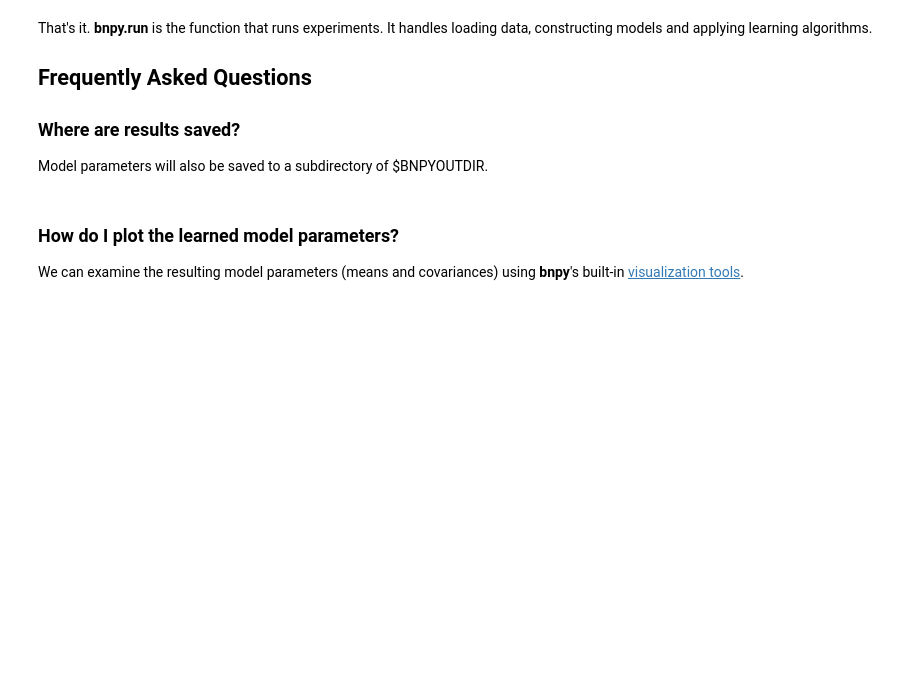
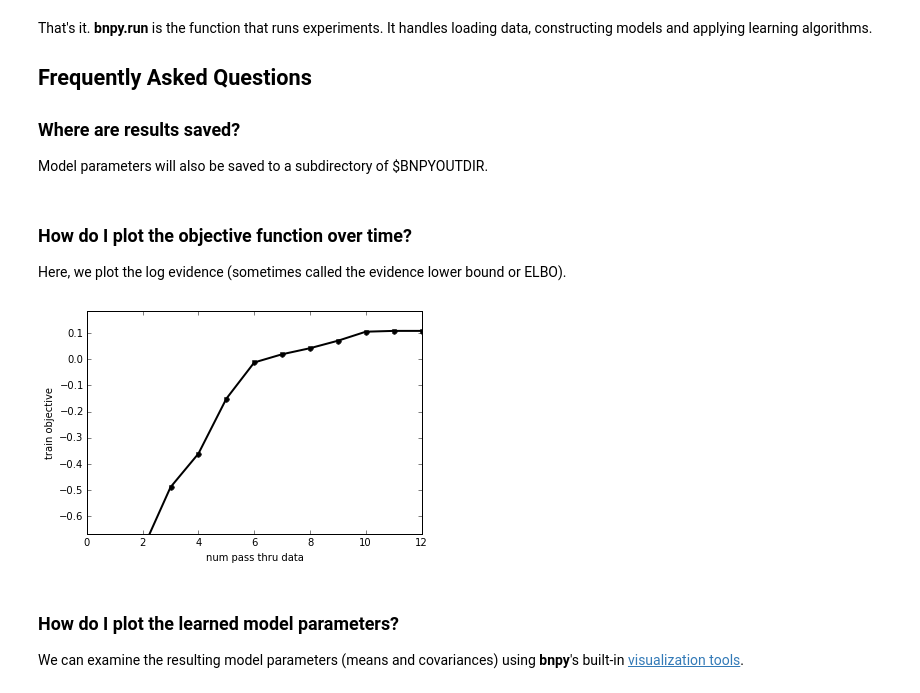
Before and after one commit to co2meal/-bnpy-dev, a Jupyter notebook: demos/GaussianToyData-FiniteMixtureModel-EM.ipynb, the cells around one changed output. Cells and saved outputs as stored; diff of their text form; code cells hidden in the pictures; blank space fills up the shorter version.

```diff
--- a/demos/GaussianToyData-FiniteMixtureModel-EM.ipynb
+++ b/demos/GaussianToyData-FiniteMixtureModel-EM.ipynb
@@ -68,6 +68,14 @@ That's it.  **bnpy.run** is the function that runs experiments. It handles loadi
 ### Where are results saved?
 
 Model parameters will also be saved to a subdirectory of $BNPYOUTDIR.
+# %% [markdown]
+### How do I plot the objective function over time?
+
+Here, we plot the log evidence (sometimes called the evidence lower bound or ELBO).
+# %%
+bnpy.viz.PlotELBO.plotJobsThatMatchKeywords('AsteriskK8/defaultjob');
+# %% [output]
+[figure, added]
 # %% [markdown]
 ### How do I plot the learned model parameters?
 
```
Also changed, not shown: 16 other files.
